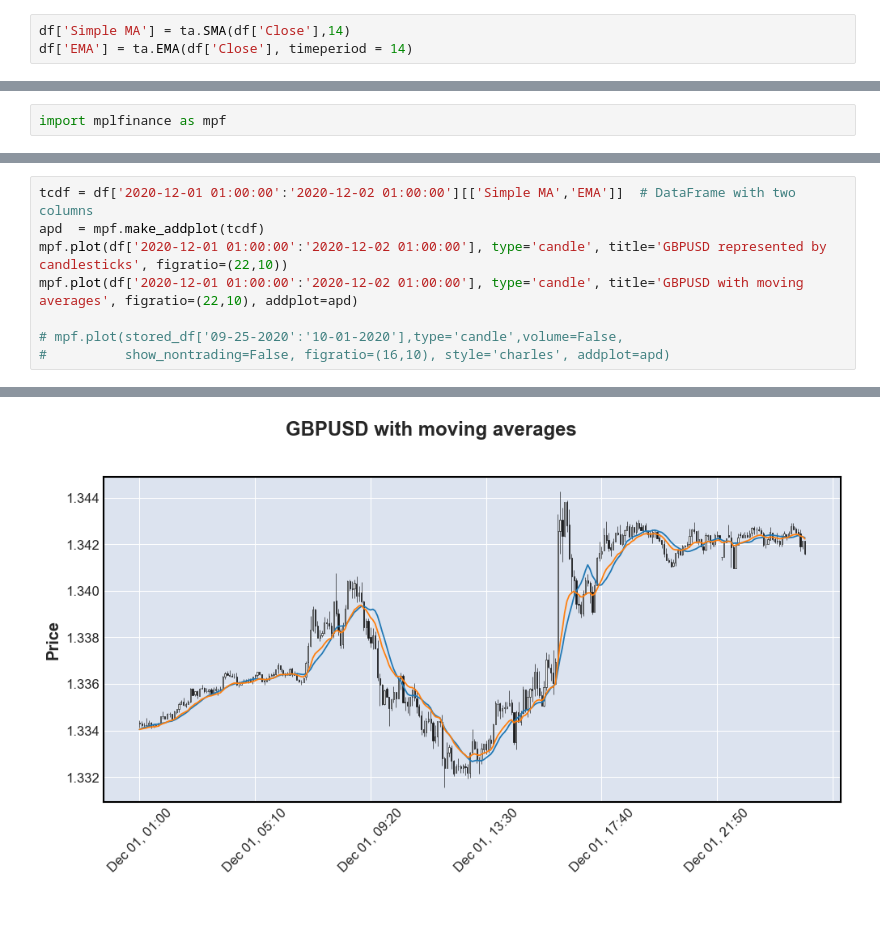
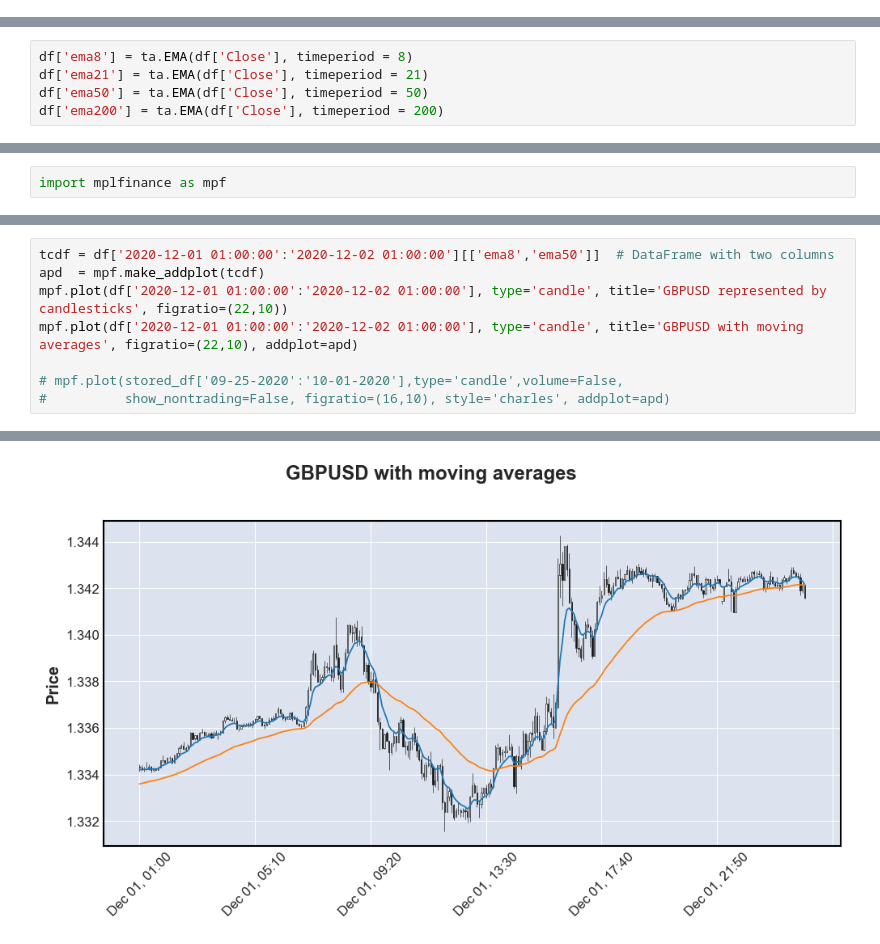
Before and after one commit to neelfx/Darwinex, a Jupyter notebook: Darwinex_GBPUSD.ipynb, the cells around one changed output, grey strips where cells are left out. Cells and saved outputs as stored; diff of their text form; blank space fills up the shorter version.

```diff
--- a/Darwinex_GBPUSD.ipynb
+++ b/Darwinex_GBPUSD.ipynb
@@ -60,6 +60,3 @@ dtypes: datetime64[ns](1), float64(4), int64(1)
 memory usage: 1.6 MB
 # %%
 df = df.set_index('DateTime')
-# %%
-df['Simple MA'] = ta.SMA(df['Close'],14)
-df['EMA'] = ta.EMA(df['Close'], timeperiod = 14)
@@ -75,0 +63,5 @@ df.head()
+# %%
+df['ema8'] = ta.EMA(df['Close'], timeperiod = 8)
+df['ema21'] = ta.EMA(df['Close'], timeperiod = 21)
+df['ema50'] = ta.EMA(df['Close'], timeperiod = 50)
+df['ema200'] = ta.EMA(df['Close'], timeperiod = 200)
@@ -95,11 +92,11 @@ df['2020-12-01':'2020-12-31']
 # %%
-tcdf = df['2020-12-01 01:00:00':'2020-12-02 01:00:00'][['Simple MA','EMA']]  # DataFrame with two columns
+tcdf = df['2020-12-01 01:00:00':'2020-12-02 01:00:00'][['ema8','ema50']]  # DataFrame with two columns
 apd  = mpf.make_addplot(tcdf)
 mpf.plot(df['2020-12-01 01:00:00':'2020-12-02 01:00:00'], type='candle', title='GBPUSD represented by candlesticks', figratio=(22,10))
 mpf.plot(df['2020-12-01 01:00:00':'2020-12-02 01:00:00'], type='candle', title='GBPUSD with moving averages', figratio=(22,10), addplot=apd)
 
 # mpf.plot(stored_df['09-25-2020':'10-01-2020'],type='candle',volume=False,
 #          show_nontrading=False, figratio=(16,10), style='charles', addplot=apd)
 # %% [output]
 [figure]
-[figure, old version]
+[figure, new version]
```
Also changed, not shown: parts of 26 cells of this notebook.
